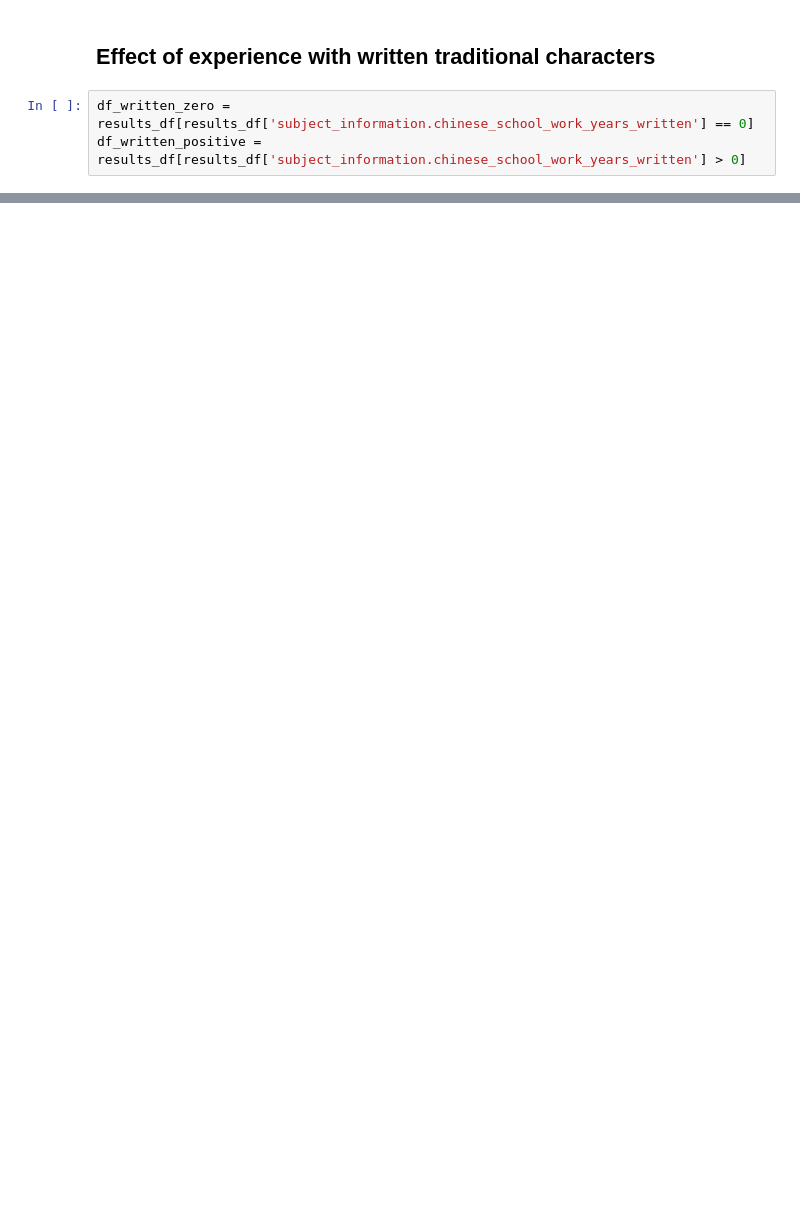
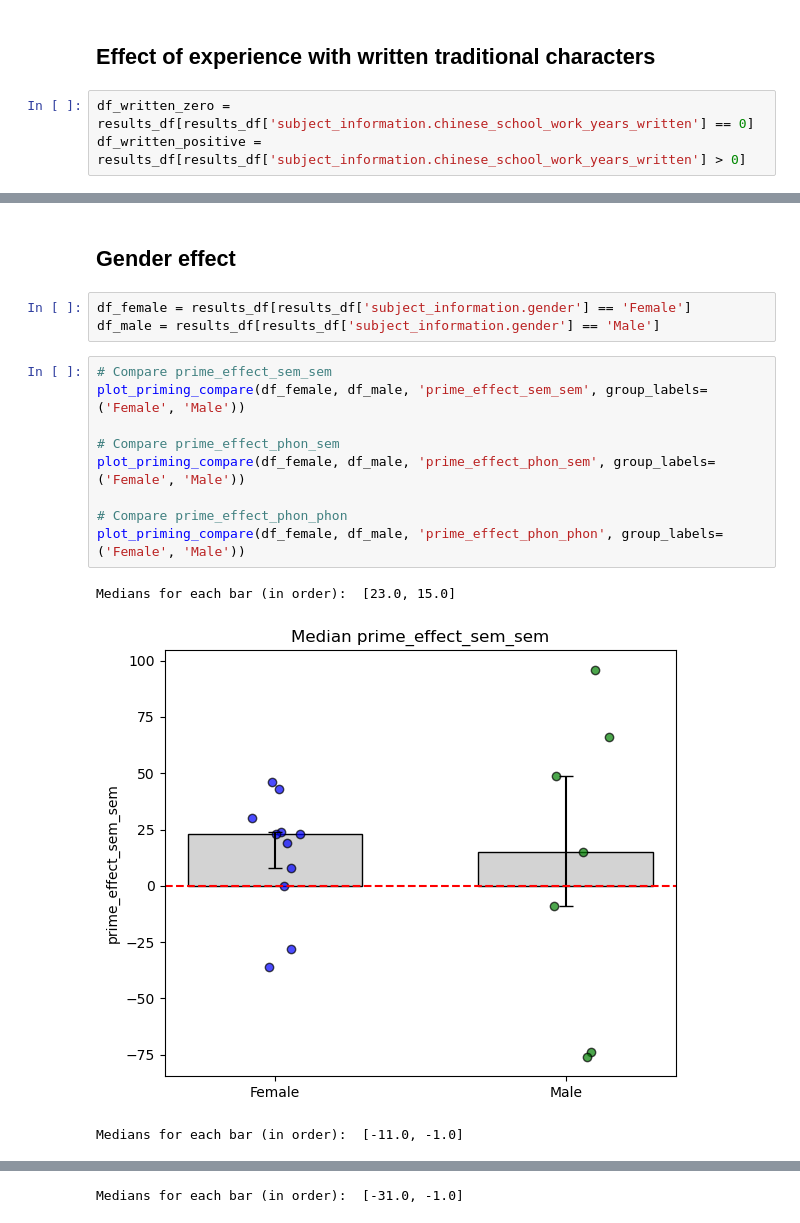
Before and after one commit to fh986/neuroling-course-project, a Jupyter notebook: priming_data_analysis/neuroling_behavioral_analysis.ipynb, the cells around one changed output, grey strips where cells are left out. Cells and saved outputs as stored; diff of their text form; blank space fills up the shorter version.

Commit message:
print out medians for bar graphs and add analysis of gender effect

```diff
--- a/priming_data_analysis/neuroling_behavioral_analysis.ipynb
+++ b/priming_data_analysis/neuroling_behavioral_analysis.ipynb
@@ -547,0 +556,18 @@ plot_priming_compare(df_written_zero, df_written_positive, 'prime_effect_phon_ph
+# %% [markdown]
+## Gender effect
+# %%
+df_female = results_df[results_df['subject_information.gender'] == 'Female']
+df_male = results_df[results_df['subject_information.gender'] == 'Male']
+# %%
+# Compare prime_effect_sem_sem
+plot_priming_compare(df_female, df_male, 'prime_effect_sem_sem', group_labels=('Female', 'Male'))
+
+# Compare prime_effect_phon_sem
+plot_priming_compare(df_female, df_male, 'prime_effect_phon_sem', group_labels=('Female', 'Male'))
+
+# Compare prime_effect_phon_phon
+plot_priming_compare(df_female, df_male, 'prime_effect_phon_phon', group_labels=('Female', 'Male'))
+# %% [output]
+Medians for each bar (in order):  [23.0, 15.0]
+[figure, added]
+Medians for each bar (in order):  [-11.0, -1.0]
@@ -547,0 +575 @@ plot_priming_compare(df_written_zero, df_written_positive, 'prime_effect_phon_ph
+Medians for each bar (in order):  [-31.0, -1.0]
```
Also changed, not shown: parts of 5 cells of this notebook.
